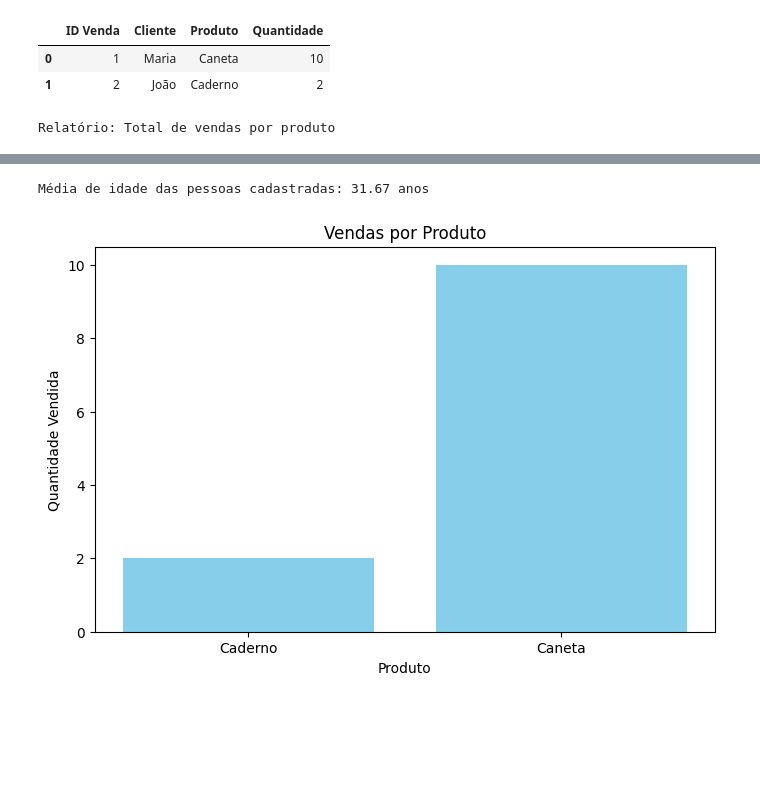
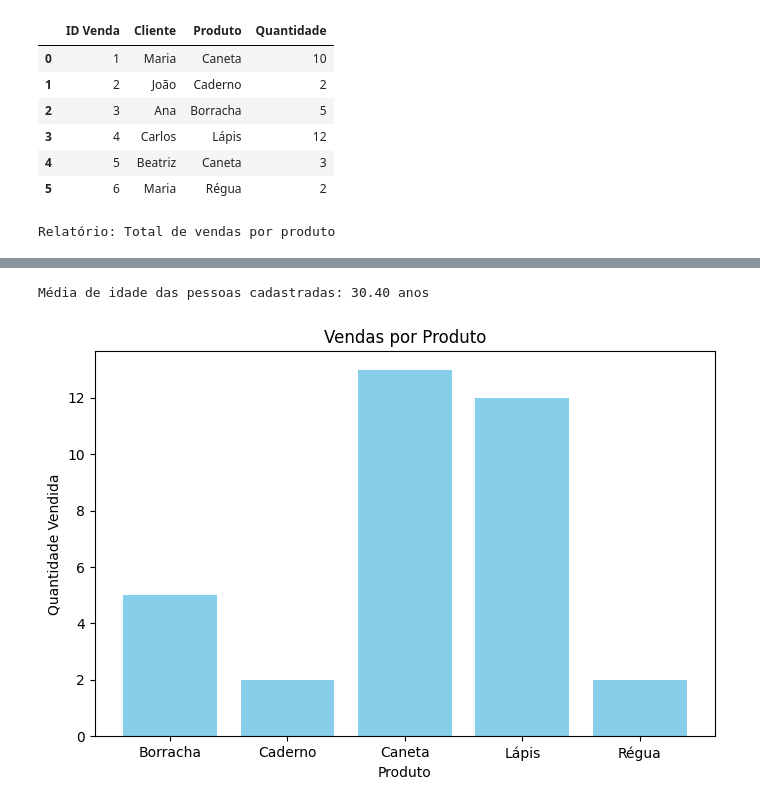
Before and after one commit to LeonardoRobert/projeto-bd-colab, a Jupyter notebook: Projeto_BD_SQLite.ipynb, the cells around one changed output, grey strips where cells are left out. Saved outputs shown, nothing was run; the diff lists cells and outputs as text; code cells hidden in the pictures; blank space fills up the shorter version.

```diff
--- a/Projeto_BD_SQLite.ipynb
+++ b/Projeto_BD_SQLite.ipynb
@@ -1,15 +1,14 @@
 # %% [markdown]
 <a href="https://colab.research.google.com/github/LeonardoRobert/projeto-bd-colab/blob/main/Projeto_BD_SQLite.ipynb" target="_parent"><img src="https://colab.research.google.com/assets/colab-badge.svg" alt="Open In Colab"/></a>
 # %%
-import sqlite3
 import sqlite3
 import pandas as pd
 import matplotlib.pyplot as plt
 
-# Conexão com banco em memória - pode trocar para arquivo como 'projeto.db'
-conn = sqlite3.connect(':memory:')
+# Conexão com o banco de dados
+conn = sqlite3.connect('projeto.db')
 cursor = conn.cursor()
-cursor.execute("PRAGMA foreign_keys = ON;")
+cursor.execute("PRAGMA foreign_keys = ON;")  # Garante integridade referencial
 
 # Criação das tabelas
 try:
@@ -42,35 +41,46 @@ try:
 except sqlite3.Error as e:
     print(f"Erro na criação das tabelas: {e}")
 
-# Inserção de dados - evitar duplicação verificando se já existem
+# Inserção de dados
 try:
-    # Verifica se existem registros na tabela pessoas
-    cursor.execute('SELECT COUNT(*) FROM pessoas')
-    if cursor.fetchone()[0] == 0:
-        cursor.executemany("INSERT INTO pessoas (nome, idade) VALUES (?, ?);", [
-            ('Maria', 30),
-            ('João', 25),
-            ('Ana', 40)
-        ])
-    # Verifica se existem registros na tabela produtos
-    cursor.execute('SELECT COUNT(*) FROM produtos')
-    if cursor.fetchone()[0] == 0:
-        cursor.executemany("INSERT INTO produtos (descricao, estoque, preco) VALUES (?, ?, ?);", [
-            ('Caneta', 100, 1.50),
-            ('Caderno', 50, 6.50)
-        ])
-    # Verifica se existem registros na tabela vendas
-    cursor.execute('SELECT COUNT(*) FROM vendas')
-    if cursor.fetchone()[0] == 0:
-        cursor.executemany("INSERT INTO vendas (id_pessoa, id_produto, quantidade) VALUES (?, ?, ?);", [
-            (1, 1, 10),  # Maria comprou 10 canetas
-            (2, 2, 2)    # João comprou 2 cadernos
-        ])
+    # 🔸 Remover após a primeira execução
+#    cursor.execute('SELECT COUNT(*) FROM pessoas')
+#    if cursor.fetchone()[0] == 0:
+#        cursor.executemany('INSERT INTO pessoas (nome, idade) VALUES (?, ?)', [
+#            ('Maria', 30),
+#            ('João', 25),
+#            ('Ana', 40),
+#            ('Carlos', 22),
+#            ('Beatriz', 35)
+#        ])
+
+    # 🔸 Remover após a primeira execução
+#    cursor.execute('SELECT COUNT(*) FROM produtos')
+#    if cursor.fetchone()[0] == 0:
+#        cursor.executemany('INSERT INTO produtos (descricao, estoque, preco) VALUES (?, ?, ?)', [
+#            ('Caneta', 100, 1.50),
+#            ('Caderno', 50, 6.50),
+#            ('Borracha', 70, 0.99),
+#            ('Lápis', 120, 0.80),
+#            ('Régua', 30, 2.00)
+#        ])
+
+    # 🔸 Remover após a primeira execução
+#    cursor.execute('SELECT COUNT(*) FROM vendas')
+#    if cursor.fetchone()[0] == 0:
+#        cursor.executemany('INSERT INTO vendas (id_pessoa, id_produto, quantidade) VALUES (?, ?, ?)', [
+#            (1, 1, 10),  # Maria comprou 10 canetas
+#            (2, 2, 2),   # João comprou 2 cadernos
+#            (3, 3, 5),   # Ana comprou 5 borrachas
+#            (4, 4, 12),  # Carlos comprou 12 lápis
+#            (5, 1, 3),   # Beatriz comprou 3 canetas
+#            (1, 5, 2)    # Maria comprou 2 réguas
+#       ])
     conn.commit()
 except sqlite3.Error as e:
     print(f"Erro ao inserir dados: {e}")
 
-# Consulta e exibição usando pandas
+# Consulta e exibição
 try:
     cursor.execute('''
     SELECT v.id_venda, p.nome, pr.descricao, v.quantidade
@@ -120,11 +130,15 @@ try:
 except Exception as e:
     print(f"Erro ao gerar gráfico: {e}")
 
-# Encerramento (descomente após o uso final)
-# conn.close()
+# Encerramento do banco
+conn.close()  # Descomente se desejar encerrar após rodar tudo
 # %% [output]
 |  | ID Venda | Cliente | Produto | Quantidade |
 | 0 | 1 | Maria | Caneta | 10 |
 | 1 | 2 | João | Caderno | 2 |
+| 2 | 3 | Ana | Borracha | 5 |
+| 3 | 4 | Carlos | Lápis | 12 |
+| 4 | 5 | Beatriz | Caneta | 3 |
+| 5 | 6 | Maria | Régua | 2 |
 Relatório: Total de vendas por produto
 |  | Produto | Total Vendas |
@@ -133,2 +150,2 @@ Relatório: Total de vendas por produto
-Média de idade das pessoas cadastradas: 31.67 anos
+Média de idade das pessoas cadastradas: 30.40 anos
-[figure, old version]
+[figure, new version]
```
Also changed, not shown: parts of 1 cell of this notebook.
